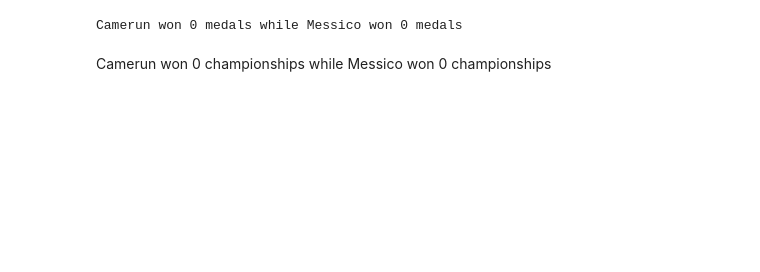
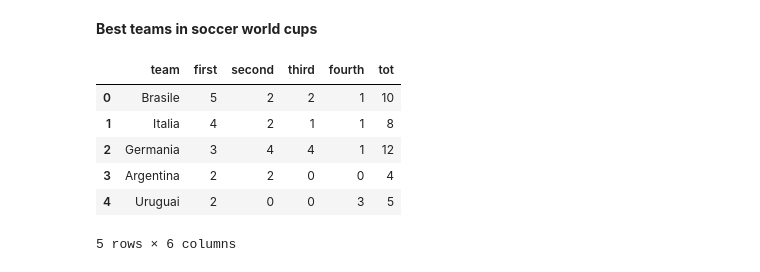
Before and after one commit to uolter/DataDrivenJournalism, a Jupyter notebook: worldcup2014/worldcup.ipynb, the cells around one changed output. Drawn from its saved outputs; the diff is of its cells as text; code cells hidden in the pictures; blank space fills up the shorter version.

```diff
--- a/worldcup2014/worldcup.ipynb
+++ b/worldcup2014/worldcup.ipynb
@@ -3,13 +3,6 @@
 
 import pandas as pd
 from IPython.core.display import HTML
-
-teamA = 'Messico'
-teamB = 'Camerun'
-medals = pd.read_csv("medals.csv")
-# data.head()
-
-medals.columns = ['team', 'first', 'second', 'third', 'fourth', 'tot']
 
 def show_best_team(teamA, teamB, data):
 
@@ -37,10 +30,22 @@ def show_best_winner(teamA, teamB, data):
     else:
         return '%s won %d championships while %s won %d championships' % (teamB, totB, teamA, totA)
 
-text = show_best_team(teamA, teamB, medals)
-HTML(text)
-text = show_best_winner(teamA, teamB, medals)
-HTML(text)
+medals = pd.read_csv("medals.csv")
+medals.columns = ['team', 'first', 'second', 'third', 'fourth', 'tot']
+HTML("<b>Best teams in soccer world cups</b>")
+
+
+# text = show_best_team(teamA, teamB, medals)
+# text = show_best_winner(teamA, teamB, medals)
 # %% [output]
-Camerun won 0 medals while Messico won 0 medals
-Camerun won 0 championships while Messico won 0 championships
+Best teams in soccer world cups
+# %%
+medals.head()
+# %% [output]
+|  | team | first | second | third | fourth | tot |
+| 0 | Brasile | 5 | 2 | 2 | 1 | 10 |
+| 1 | Italia | 4 | 2 | 1 | 1 | 8 |
+| 2 | Germania | 3 | 4 | 4 | 1 | 12 |
+| 3 | Argentina | 2 | 2 | 0 | 0 | 4 |
+| 4 | Uruguai | 2 | 0 | 0 | 3 | 5 |
+5 rows × 6 columns
```
Also changed, not shown: parts of 36 cells of this notebook, 4 other files.
